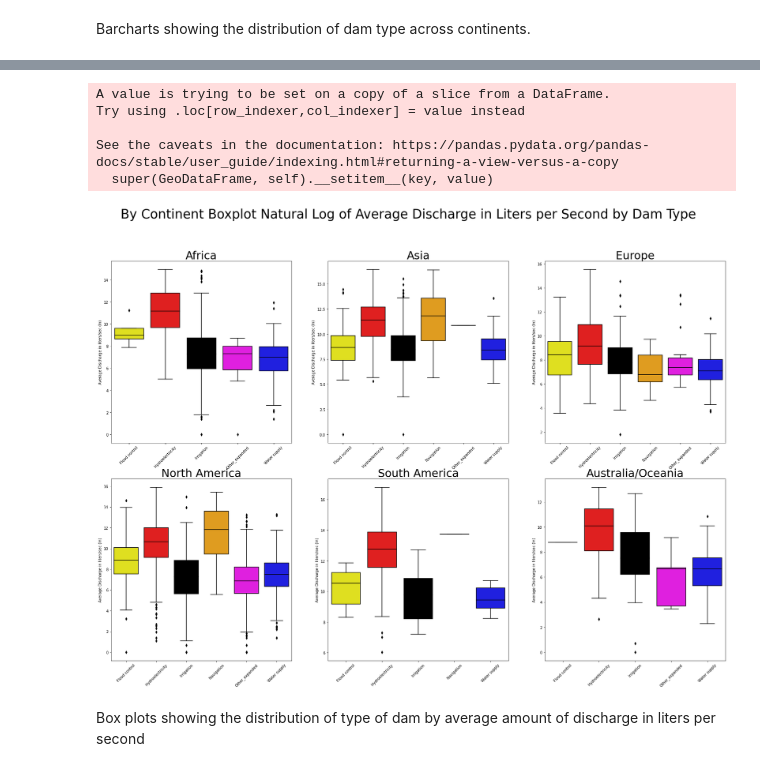
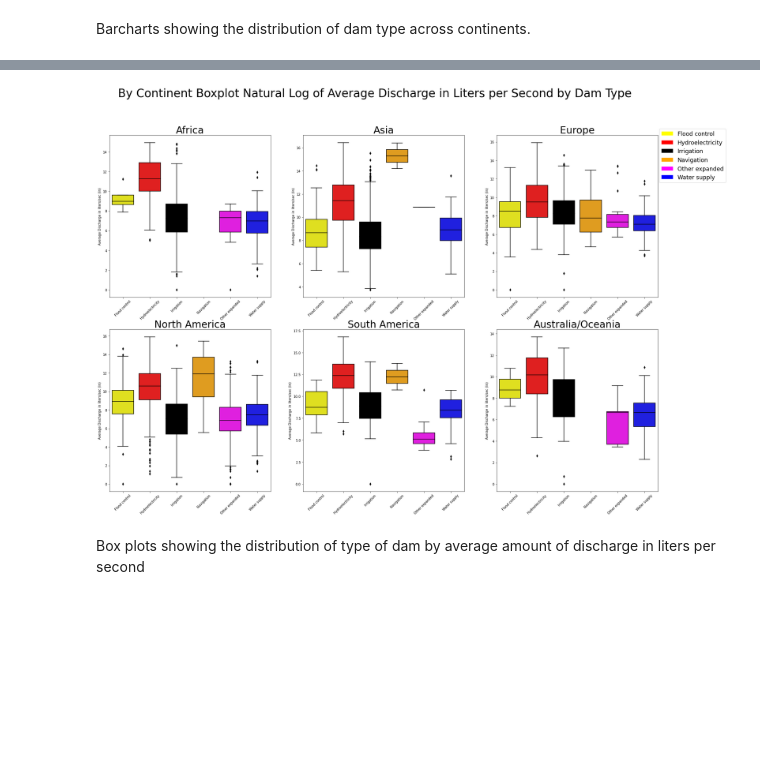
Before and after one commit to fergusca/ffr-dam-impact, a Jupyter notebook: notebooks/blog-mod.ipynb, the cells around one changed output, grey strips where cells are left out. Cells and saved outputs as stored; diff of their text form; code cells hidden in the pictures; blank space fills up the shorter version.

Commit message:
added in scatter plots, global plots, and df syntax changes

```diff
--- a/notebooks/blog-mod.ipynb
+++ b/notebooks/blog-mod.ipynb
@@ -291,2 +300,16 @@ plt.show()
 # %% [markdown]
 Barcharts showing the distribution of dam type across continents.
+# %%
+### THIS IS A PLACEHOLDER CHART
+
+# Create barchart figure of dam type counts Globally using function
+# Plot the data
+fig, ax = plt.subplots(figsize=(10, 10))
+dam_type_plot(grand_ffr, "PLACE HOLDER GLOBAL", ax, 2000)
+
+# Create legend
+handles, labels = ax.get_legend_handles_labels()
+fig.legend(handles, labels, loc=1, bbox_to_anchor=(
+    1.2, 0.9), fontsize='xx-large')
+
+plt.show()
@@ -293,47 +318,39 @@ Barcharts showing the distribution of dam type across continents.
 # %%
 # BOXPLOTS Average Discharge (ln) BY DAM TYPE
-# Loop processing to create log discharge values for boxplots
-x =0
-for continent in continent_dams_list:
-  continent_dams_list[x]['ln_DIS_AVG_LS'] = np.log(continent_dams_list[x]['DIS_AVG_LS'])
-  continent_dams_list[x] = continent_dams_list[x].sort_values('MAIN_RED')
-  x += 1
-
 # Create boxplot figure of dam type counts by continent
 
 # Plot the data
 fig, ((ax1, ax2, ax3), (ax4, ax5, ax6)) = plt.subplots(
     ncols=3, nrows=2, figsize=(30, 20))
 fig.suptitle(
     "By Continent Boxplot Natural Log of Average Discharge in Liters per Second by Dam Type", fontsize=35)
 
 # Create plots
 # Plot Africa
-dam_box_plot(continent_dams_list[0], continent_list[0], ax1)
+dam_box_plot(grand_ffr_africa, continent_list[0], ax1)
 
 # Plot Asia
-dam_box_plot(continent_dams_list[1], continent_list[1], ax2)
+dam_box_plot(grand_ffr_asia, continent_list[1], ax2)
 
 # Plot Europe
-dam_box_plot(continent_dams_list[2], continent_list[2], ax3)
+dam_box_plot(grand_ffr_europe, continent_list[2], ax3)
 
 # Plot North America
-dam_box_plot(continent_dams_list[3], continent_list[3], ax4)
+dam_box_plot(grand_ffr_namerica, continent_list[3], ax4)
 
 # Plot South America
-dam_box_plot(continent_dams_list[4], continent_list[4], ax5)
+dam_box_plot(grand_ffr_samerica, continent_list[4], ax5)
 
 # Plot Australia and Oceania
-dam_box_plot(continent_dams_list[5], continent_list[5], ax6)
+dam_box_plot(grand_ffr_oceania, continent_list[5], ax6)
 
+# Create legend
+handles, labels = bax1.get_legend_handles_labels()
+fig.legend(handles, labels, loc=1, bbox_to_anchor=(
+    1, 0.9), fontsize='xx-large')
 
 plt.show()
 # %% [output]
-A value is trying to be set on a copy of a slice from a DataFrame.
-Try using .loc[row_indexer,col_indexer] = value instead
-
-See the caveats in the documentation: https://pandas.pydata.org/pandas-docs/stable/user_guide/indexing.html#returning-a-view-versus-a-copy
-  super(GeoDataFrame, self).__setitem__(key, value)
-[figure, old version]
+[figure, new version]
 # %% [markdown]
 Box plots showing the distribution of type of dam by average amount of discharge in liters per second
```
Also changed, not shown: parts of 11 cells of this notebook.
